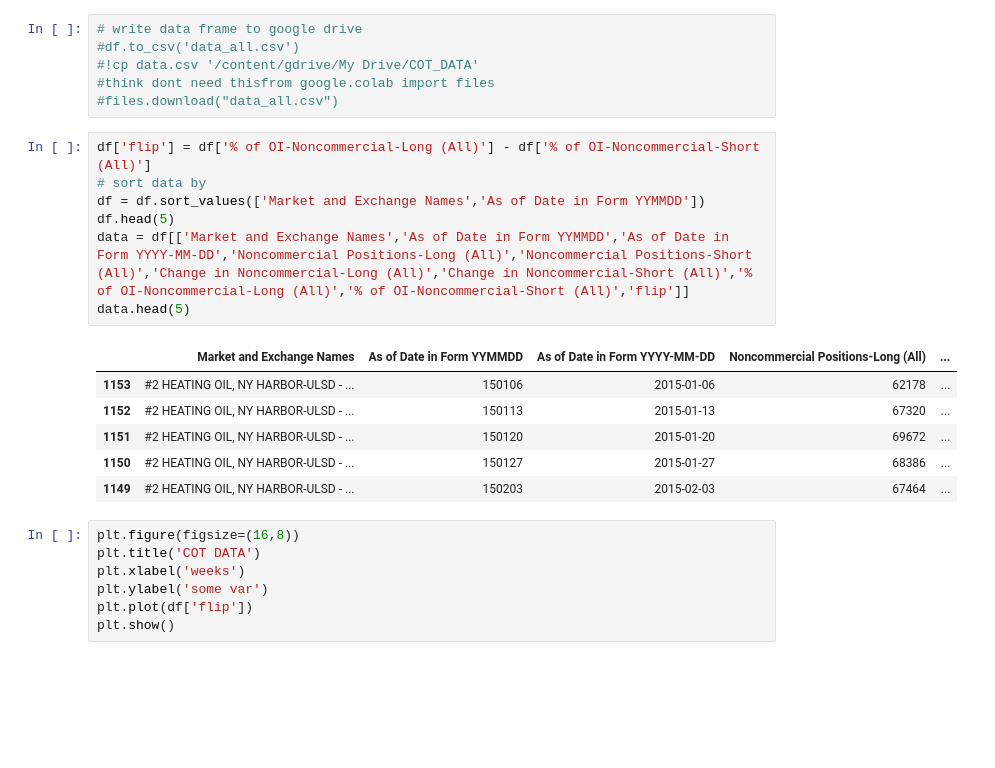
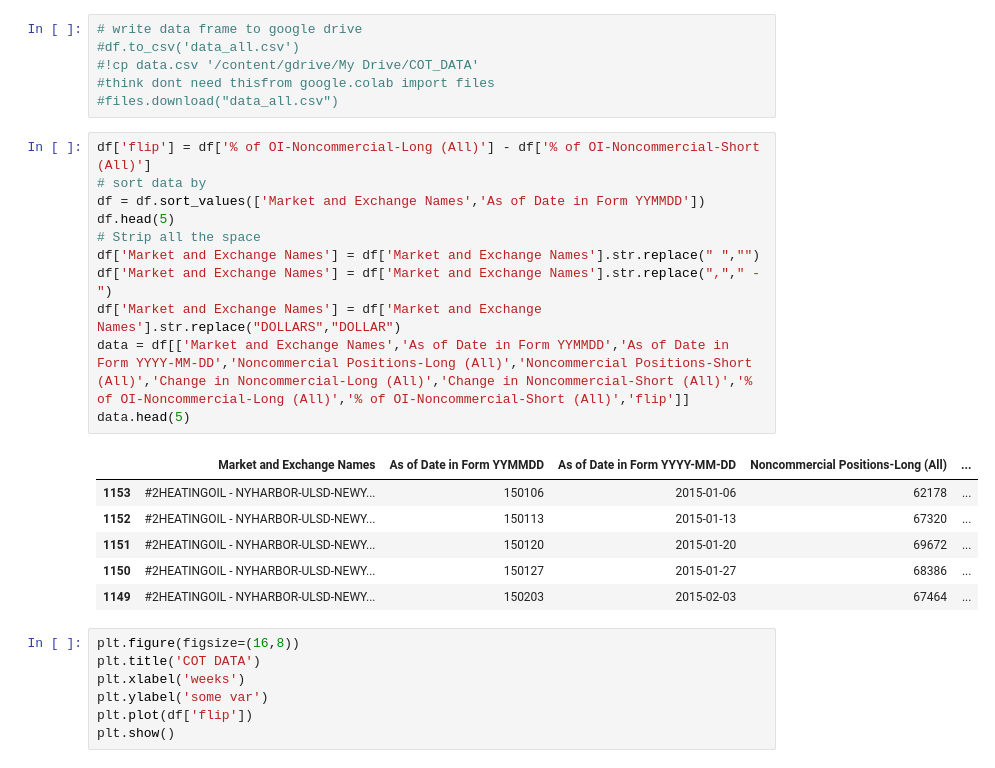
Before and after one commit to pipreaper/colabatory, a Jupyter notebook: reaad.ipynb, the cells around one changed output. Cells and saved outputs as stored; diff of their text form; blank space fills up the shorter version.

```diff
--- a/reaad.ipynb
+++ b/reaad.ipynb
@@ -50,17 +46,21 @@ df.shape
 # %%
 df['flip'] = df['% of OI-Noncommercial-Long (All)'] - df['% of OI-Noncommercial-Short (All)']
 # sort data by
 df = df.sort_values(['Market and Exchange Names','As of Date in Form YYMMDD'])
 df.head(5)
+# Strip all the space
+df['Market and Exchange Names'] = df['Market and Exchange Names'].str.replace(" ","")
+df['Market and Exchange Names'] = df['Market and Exchange Names'].str.replace(","," - ")
+df['Market and Exchange Names'] = df['Market and Exchange Names'].str.replace("DOLLARS","DOLLAR")
 data = df[['Market and Exchange Names','As of Date in Form YYMMDD','As of Date in Form YYYY-MM-DD','Noncommercial Positions-Long (All)','Noncommercial Positions-Short (All)','Change in Noncommercial-Long (All)','Change in Noncommercial-Short (All)','% of OI-Noncommercial-Long (All)','% of OI-Noncommercial-Short (All)','flip']]
 data.head(5)
 # %% [output]
 |  | Market and Exchange Names | As of Date in Form YYMMDD | As of Date in Form YYYY-MM-DD | Noncommercial Positions-Long (All) | ... |
-| 1153 | #2 HEATING OIL, NY HARBOR-ULSD - ... | 150106 | 2015-01-06 | 62178 | ... |
-| 1152 | #2 HEATING OIL, NY HARBOR-ULSD - ... | 150113 | 2015-01-13 | 67320 | ... |
-| 1151 | #2 HEATING OIL, NY HARBOR-ULSD - ... | 150120 | 2015-01-20 | 69672 | ... |
-| 1150 | #2 HEATING OIL, NY HARBOR-ULSD - ... | 150127 | 2015-01-27 | 68386 | ... |
-| 1149 | #2 HEATING OIL, NY HARBOR-ULSD - ... | 150203 | 2015-02-03 | 67464 | ... |
+| 1153 | #2HEATINGOIL - NYHARBOR-ULSD-NEWY... | 150106 | 2015-01-06 | 62178 | ... |
+| 1152 | #2HEATINGOIL - NYHARBOR-ULSD-NEWY... | 150113 | 2015-01-13 | 67320 | ... |
+| 1151 | #2HEATINGOIL - NYHARBOR-ULSD-NEWY... | 150120 | 2015-01-20 | 69672 | ... |
+| 1150 | #2HEATINGOIL - NYHARBOR-ULSD-NEWY... | 150127 | 2015-01-27 | 68386 | ... |
+| 1149 | #2HEATINGOIL - NYHARBOR-ULSD-NEWY... | 150203 | 2015-02-03 | 67464 | ... |
 # %%
 plt.figure(figsize=(16,8))
 plt.title('COT DATA')
```
Also changed, not shown: parts of 3 cells of this notebook.
